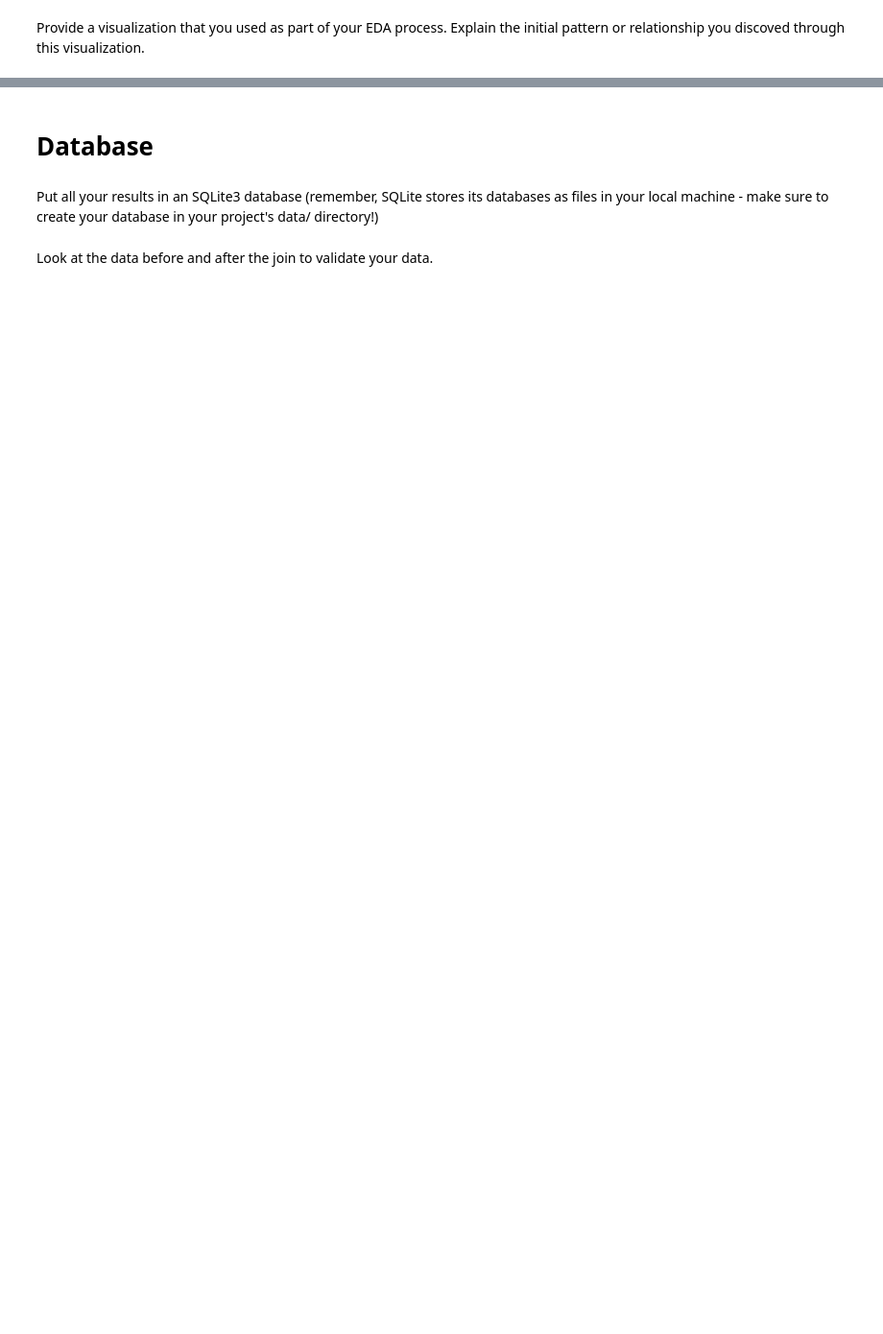
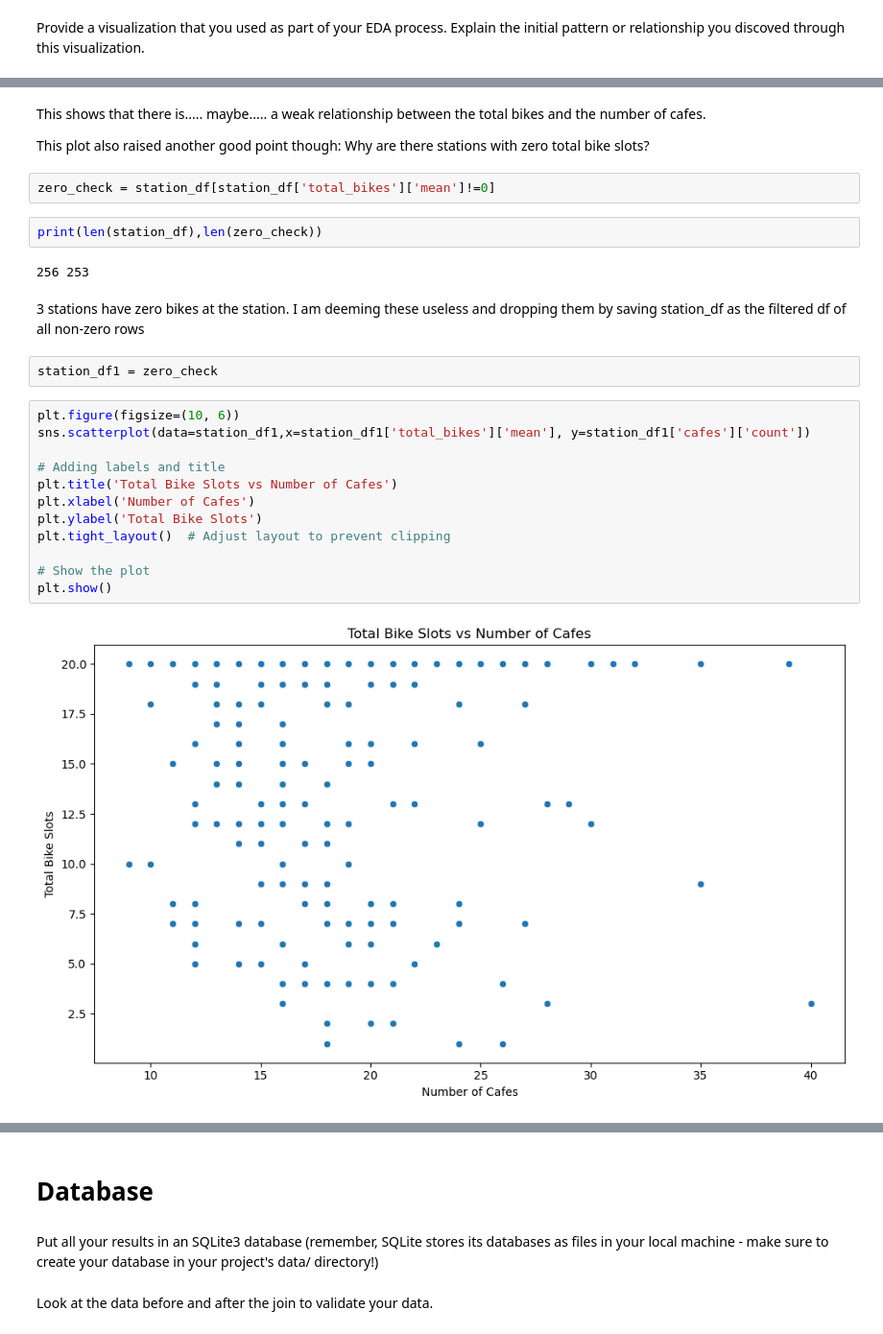
Before and after one commit to ParkerHar/Statistical_Modelling_Project, a Jupyter notebook: notebooks/joining_data.ipynb, the cells around one changed output, grey strips where cells are left out. Shown at 96% size. Cells and saved outputs as stored; diff of their text form; blank space fills up the shorter version.

```diff
--- a/notebooks/joining_data.ipynb
+++ b/notebooks/joining_data.ipynb
@@ -76,0 +100,28 @@ plt.show()
+# %% [markdown]
+This shows that there is..... maybe..... a weak relationship between the total bikes and the number of cafes.
+
+This plot also raised another good point though: Why are there stations with zero total bike slots?
+# %%
+zero_check = station_df[station_df['total_bikes']['mean']!=0]
+# %%
+print(len(station_df),len(zero_check))
+# %% [output]
+256 253
+# %% [markdown]
+3 stations have zero bikes at the station. I am deeming these useless and dropping them by saving station_df as the filtered df of all non-zero rows
+# %%
+station_df1 = zero_check
+# %%
+plt.figure(figsize=(10, 6))
+sns.scatterplot(data=station_df1,x=station_df1['total_bikes']['mean'], y=station_df1['cafes']['count'])
+
+# Adding labels and title
+plt.title('Total Bike Slots vs Number of Cafes')
+plt.xlabel('Number of Cafes')
+plt.ylabel('Total Bike Slots')
+plt.tight_layout()  # Adjust layout to prevent clipping
+
+# Show the plot
+plt.show()
+# %% [output]
+[figure, added]
```
Also changed, not shown: parts of 15 cells of this notebook.
